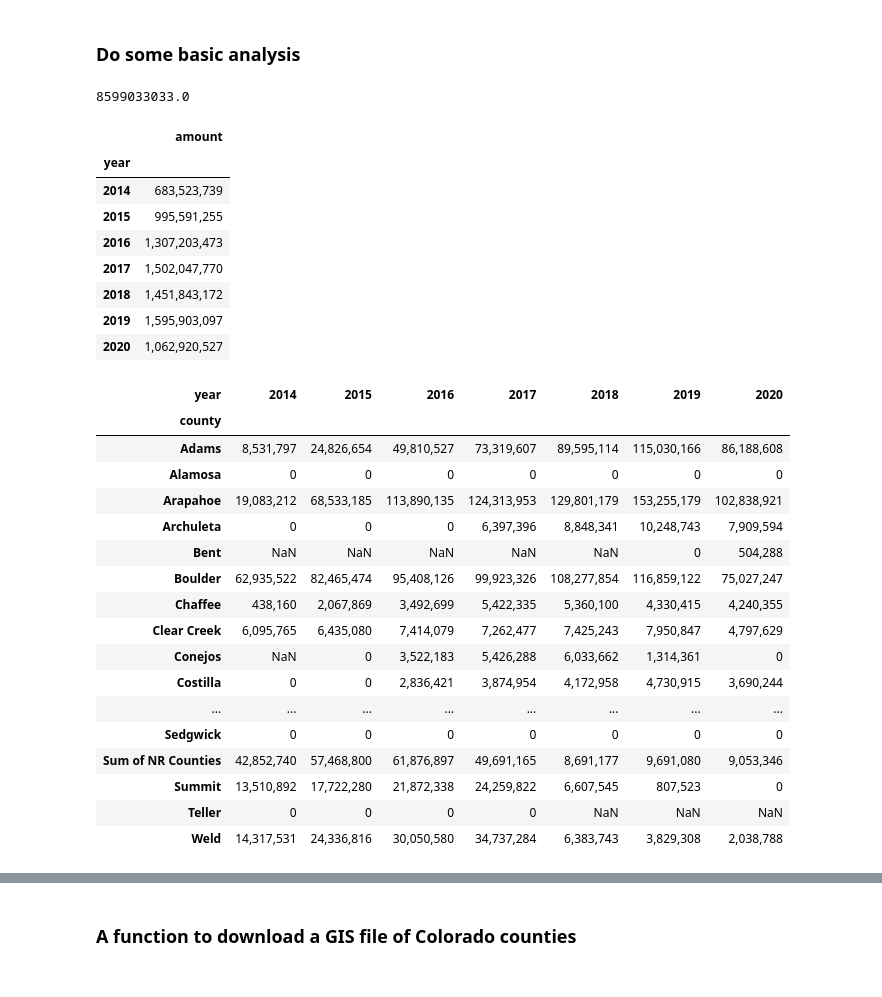
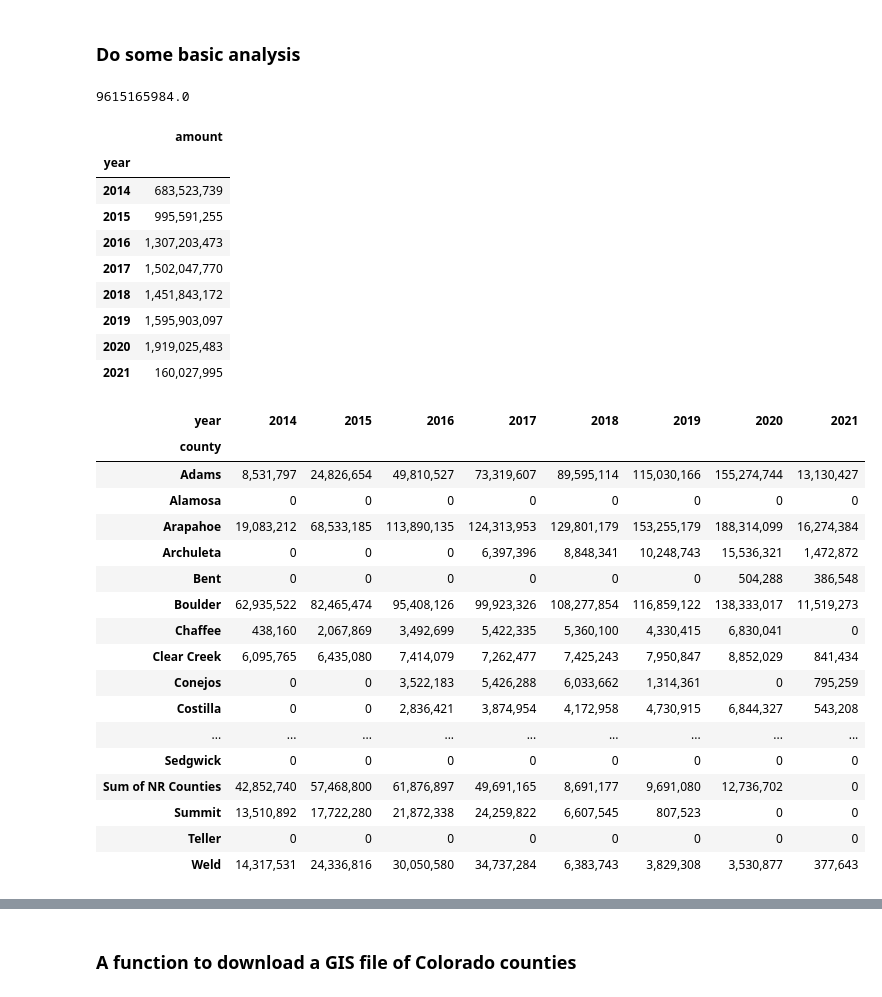
Before and after one commit to cjwinchester/co-weed-sales-data, a Jupyter notebook: Analysis of Colorado cannabis sales data.ipynb, the cells around one changed output, grey strips where cells are left out. Drawn from its saved outputs; the diff is of its cells as text; code cells hidden in the pictures.

```diff
--- a/Analysis of Colorado cannabis sales data.ipynb
+++ b/Analysis of Colorado cannabis sales data.ipynb
@@ -59,7 +59,7 @@ Run the next cell to fire a script, `process.py`, that parses the downloaded fil
 # %% [markdown]
 ### Load the stacked CSV into a dataframe
 # %%
-df = pd.read_csv('co-cannabis-sales.csv')
+df = pd.read_csv('co-cannabis-sales.csv').fillna(0)
 # %%
 df.head()
 # %% [output]
@@ -118,7 +118,7 @@ med = df[df.sales_type == 'medical']
 # sum
 df.amount.sum()
 # %% [output]
-8599033033.0
+9615165984.0
 # %%
 # sum by year
 df[['year', 'amount']].groupby('year').sum()
@@ -131,33 +131,34 @@ df[['year', 'amount']].groupby('year').sum()
 | 2017 | 1,502,047,770 |
 | 2018 | 1,451,843,172 |
 | 2019 | 1,595,903,097 |
-| 2020 | 1,062,920,527 |
+| 2020 | 1,919,025,483 |
+| 2021 | 160,027,995 |
 # %%
 # sum by county by year
 pd.pivot_table(df,
                index='county',
                values='amount',
                columns='year',
-               aggfunc=sum)
+               aggfunc=sum).fillna(0)
 # %% [output]
-| year | 2014 | 2015 | 2016 | 2017 | 2018 | 2019 | 2020 |
-| county |  |  |  |  |  |  |  |
-| Adams | 8,531,797 | 24,826,654 | 49,810,527 | 73,319,607 | 89,595,114 | 115,030,166 | 86,188,608 |
-| Alamosa | 0 | 0 | 0 | 0 | 0 | 0 | 0 |
-| Arapahoe | 19,083,212 | 68,533,185 | 113,890,135 | 124,313,953 | 129,801,179 | 153,255,179 | 102,838,921 |
-| Archuleta | 0 | 0 | 0 | 6,397,396 | 8,848,341 | 10,248,743 | 7,909,594 |
-| Bent | NaN | NaN | NaN | NaN | NaN | 0 | 504,288 |
-| Boulder | 62,935,522 | 82,465,474 | 95,408,126 | 99,923,326 | 108,277,854 | 116,859,122 | 75,027,247 |
-| Chaffee | 438,160 | 2,067,869 | 3,492,699 | 5,422,335 | 5,360,100 | 4,330,415 | 4,240,355 |
-| Clear Creek | 6,095,765 | 6,435,080 | 7,414,079 | 7,262,477 | 7,425,243 | 7,950,847 | 4,797,629 |
-| Conejos | NaN | 0 | 3,522,183 | 5,426,288 | 6,033,662 | 1,314,361 | 0 |
-| Costilla | 0 | 0 | 2,836,421 | 3,874,954 | 4,172,958 | 4,730,915 | 3,690,244 |
-| ... | ... | ... | ... | ... | ... | ... | ... |
-| Sedgwick | 0 | 0 | 0 | 0 | 0 | 0 | 0 |
-| Sum of NR Counties | 42,852,740 | 57,468,800 | 61,876,897 | 49,691,165 | 8,691,177 | 9,691,080 | 9,053,346 |
-| Summit | 13,510,892 | 17,722,280 | 21,872,338 | 24,259,822 | 6,607,545 | 807,523 | 0 |
-| Teller | 0 | 0 | 0 | 0 | NaN | NaN | NaN |
-| Weld | 14,317,531 | 24,336,816 | 30,050,580 | 34,737,284 | 6,383,743 | 3,829,308 | 2,038,788 |
+| year | 2014 | 2015 | 2016 | 2017 | 2018 | 2019 | 2020 | 2021 |
+| county |  |  |  |  |  |  |  |  |
+| Adams | 8,531,797 | 24,826,654 | 49,810,527 | 73,319,607 | 89,595,114 | 115,030,166 | 155,274,744 | 13,130,427 |
+| Alamosa | 0 | 0 | 0 | 0 | 0 | 0 | 0 | 0 |
+| Arapahoe | 19,083,212 | 68,533,185 | 113,890,135 | 124,313,953 | 129,801,179 | 153,255,179 | 188,314,099 | 16,274,384 |
+| Archuleta | 0 | 0 | 0 | 6,397,396 | 8,848,341 | 10,248,743 | 15,536,321 | 1,472,872 |
+| Bent | 0 | 0 | 0 | 0 | 0 | 0 | 504,288 | 386,548 |
+| Boulder | 62,935,522 | 82,465,474 | 95,408,126 | 99,923,326 | 108,277,854 | 116,859,122 | 138,333,017 | 11,519,273 |
+| Chaffee | 438,160 | 2,067,869 | 3,492,699 | 5,422,335 | 5,360,100 | 4,330,415 | 6,830,041 | 0 |
+| Clear Creek | 6,095,765 | 6,435,080 | 7,414,079 | 7,262,477 | 7,425,243 | 7,950,847 | 8,852,029 | 841,434 |
+| Conejos | 0 | 0 | 3,522,183 | 5,426,288 | 6,033,662 | 1,314,361 | 0 | 795,259 |
+| Costilla | 0 | 0 | 2,836,421 | 3,874,954 | 4,172,958 | 4,730,915 | 6,844,327 | 543,208 |
+| ... | ... | ... | ... | ... | ... | ... | ... | ... |
+| Sedgwick | 0 | 0 | 0 | 0 | 0 | 0 | 0 | 0 |
+| Sum of NR Counties | 42,852,740 | 57,468,800 | 61,876,897 | 49,691,165 | 8,691,177 | 9,691,080 | 12,736,702 | 0 |
+| Summit | 13,510,892 | 17,722,280 | 21,872,338 | 24,259,822 | 6,607,545 | 807,523 | 0 | 0 |
+| Teller | 0 | 0 | 0 | 0 | 0 | 0 | 0 | 0 |
+| Weld | 14,317,531 | 24,336,816 | 30,050,580 | 34,737,284 | 6,383,743 | 3,829,308 | 3,530,877 | 377,643 |
 # %%
 # for all years, what percentage of total sales do the "NR Counties" contribute?
 (df[df.county == 'Sum of NR Counties'].amount.sum() / df.amount.sum()) * 100
```
Also changed, not shown: parts of 5 cells of this notebook, 15 other files.
